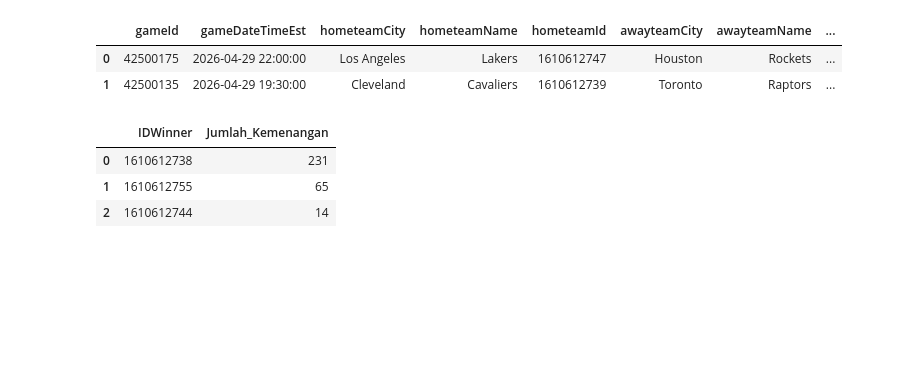
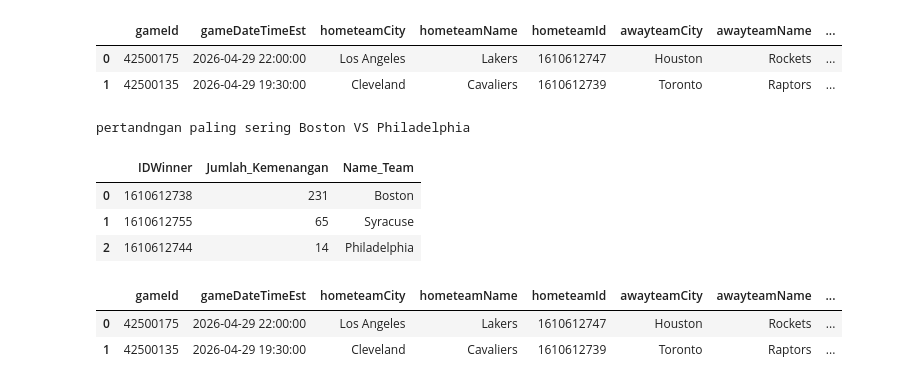
Before and after one commit to HafidzAfrieno/Project-Data-Analyst-Part-1, a Jupyter notebook: nba_player_analyst.ipynb, the cells around one changed output. Cells and saved outputs as stored; diff of their text form; code cells hidden in the pictures; blank space fills up the shorter version.

```diff
--- a/nba_player_analyst.ipynb
+++ b/nba_player_analyst.ipynb
@@ -371,17 +371,28 @@ df.head(2)
 # %%
 #soal nomor 5
 # 5. Identifikasi pasangan pertandingan kota (hometeamCity vs awayteamCity) yang paling sering bertemu dalam dataset, lalu hitung tim mana yang memimpin rekor kemenangan.
 data=df[['hometeamCity','awayteamCity','homeScore','awayScore','winner','hometeamId','awayteamId']].copy()
 #cari pertandingan yang sering
 data['match_pair'] = data['hometeamCity'] + ' VS ' + data['awayteamCity']
 frequent_matches = data.groupby('match_pair').agg(count_tanding=('winner','count')).reset_index()
 matchtop_pair = frequent_matches.sort_values(by='count_tanding',ascending=False)['match_pair'].iloc[0]
 
 most_Match = data.loc[data['match_pair']==matchtop_pair].copy()
 recor_winner = most_Match['winner'].value_counts().reset_index()
-recor_winner.columns = ['IDWinner', 'Jumlah_Kemenangan']
+recor_winner.columns = ['IDWinner','Jumlah_Kemenangan']
+recor_winner['Name_Team'] = recor_winner['IDWinner'].map(data.set_index('hometeamId')['hometeamCity'].to_dict())
+
+print(f"pertandngan paling sering {matchtop_pair}")
+recor_winner
 # %% [output]
+pertandngan paling sering Boston VS Philadelphia
-|  | IDWinner | Jumlah_Kemenangan |
-| 0 | 1610612738 | 231 |
-| 1 | 1610612755 | 65 |
-| 2 | 1610612744 | 14 |
+|  | IDWinner | Jumlah_Kemenangan | Name_Team |
+| 0 | 1610612738 | 231 | Boston |
+| 1 | 1610612755 | 65 | Syracuse |
+| 2 | 1610612744 | 14 | Philadelphia |
+# %%
+df.head(2)
+# %% [output]
+|  | gameId | gameDateTimeEst | hometeamCity | hometeamName | hometeamId | awayteamCity | awayteamName | ... |
+| 0 | 42500175 | 2026-04-29 22:00:00 | Los Angeles | Lakers | 1610612747 | Houston | Rockets | ... |
+| 1 | 42500135 | 2026-04-29 19:30:00 | Cleveland | Cavaliers | 1610612739 | Toronto | Raptors | ... |
```
Also changed, not shown: parts of 1 cell of this notebook.
